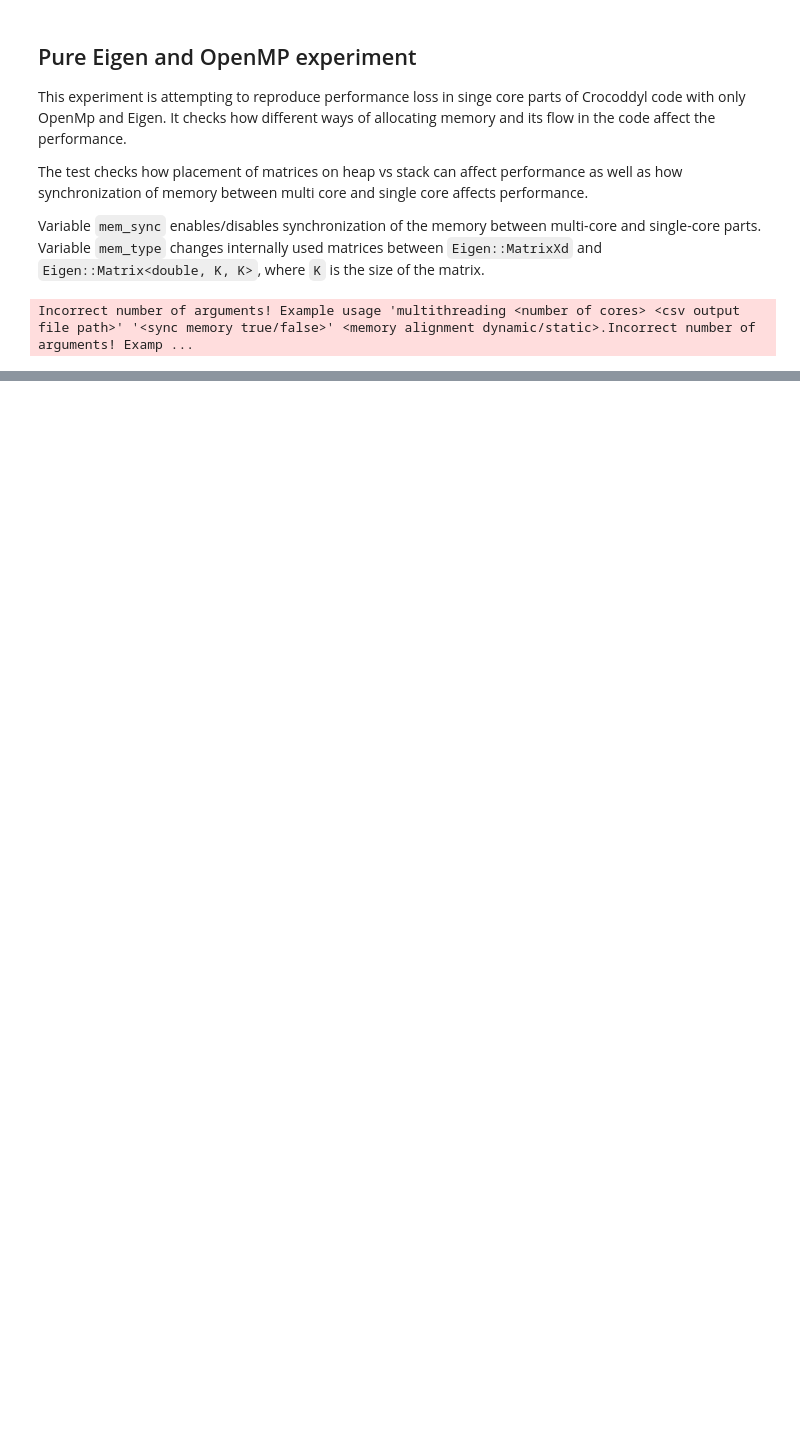
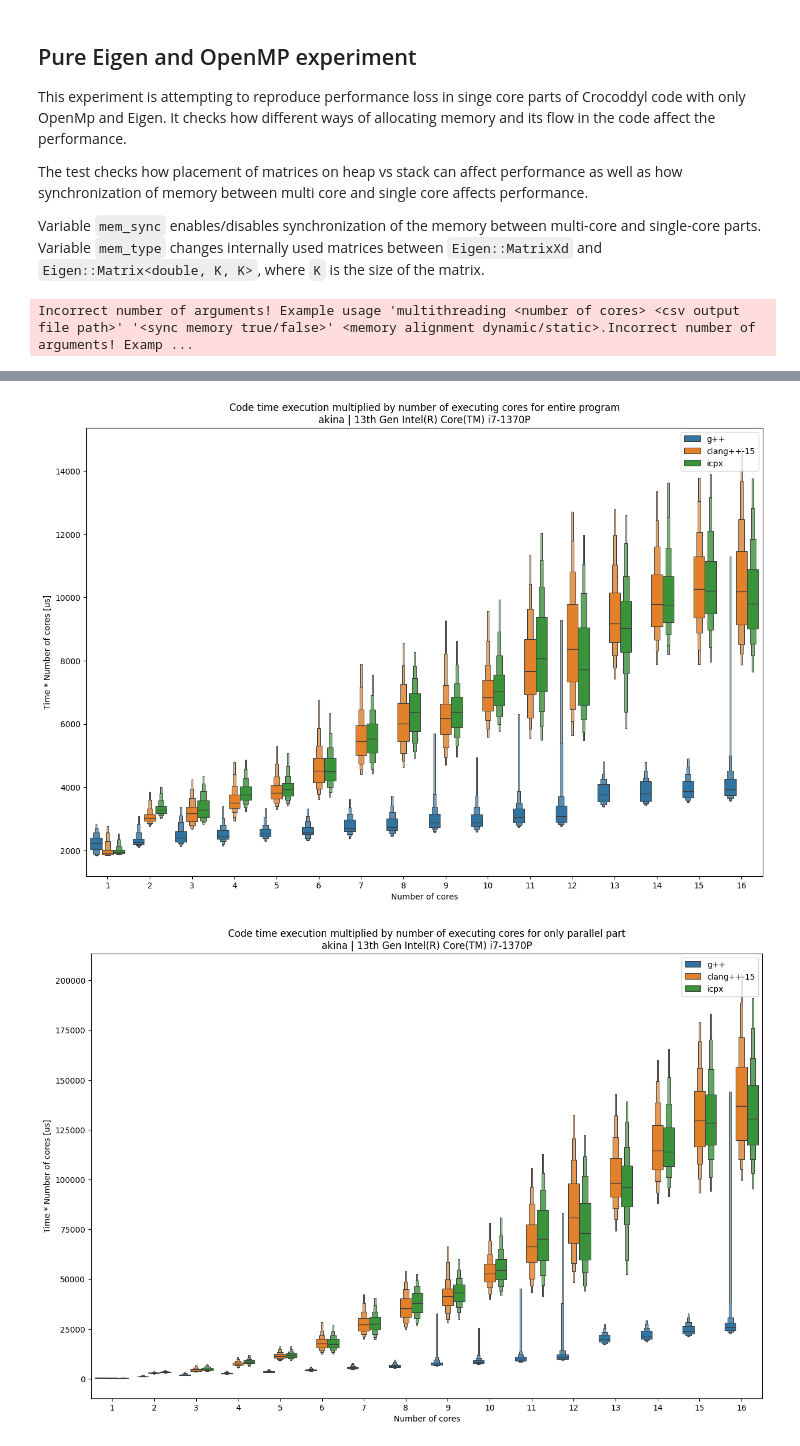
Before and after one commit to Kotochleb/crocoddyl-multithreading-benchmark, a Jupyter notebook: experiments/pure_eigen_openmp/notebooks/pure_eigen_openmp.ipynb, the cells around one changed output, grey strips where cells are left out. Cells and saved outputs as stored; diff of their text form; code cells hidden in the pictures; blank space fills up the shorter version.

```diff
--- a/experiments/pure_eigen_openmp/notebooks/pure_eigen_openmp.ipynb
+++ b/experiments/pure_eigen_openmp/notebooks/pure_eigen_openmp.ipynb
@@ -355,0 +385,44 @@ legend = axs.legend()
+# %%
+proc_bind = True
+
+df_cp = df.copy()
+
+for y, fancy_name in (
+    ("whole", "entire program"),
+    ("parallel", "only parallel part"),
+    # ("single_core", "only single core part"),
+):
+
+    fig, axs = plt.subplots(1, 1, sharex=True)
+    fig.set_figheight(10)
+    fig.set_figwidth(15)
+
+    test_case = f"timing_of_{fancy_name}"
+
+    df_cp["parallel"] *= df_cp["nthreads"]
+    if y == "whole":
+        df_cp["whole"] = df_cp["single_core"] + df_cp["parallel"]
+
+    sns.boxenplot(
+        data=df_cp[(df_cp["proc_bind"] == proc_bind) & (df_cp["nthreads"] < 20)],
+        x="nthreads",
+        y=y,
+        hue="compiler",
+        showfliers=False,
+        k_depth="proportion",
+        outlier_prop=0.1,
+        ax=axs,
+    )
+
+    axs.set(
+        xlabel="Number of cores",
+        ylabel="Time * Number of cores [us]",
+        title=f"Code time execution multiplied by number of executing cores for {fancy_name}\n{computer_info}",
+    )
+
+
+    legend = axs.legend()
+    axs.figure.savefig(f"../figures/{test_case}_{hostname}.svg", bbox_inches="tight")
+# %% [output]
+[figure, added]
+[figure, added]
```
Also changed, not shown: parts of 8 cells of this notebook, 5 other files.
